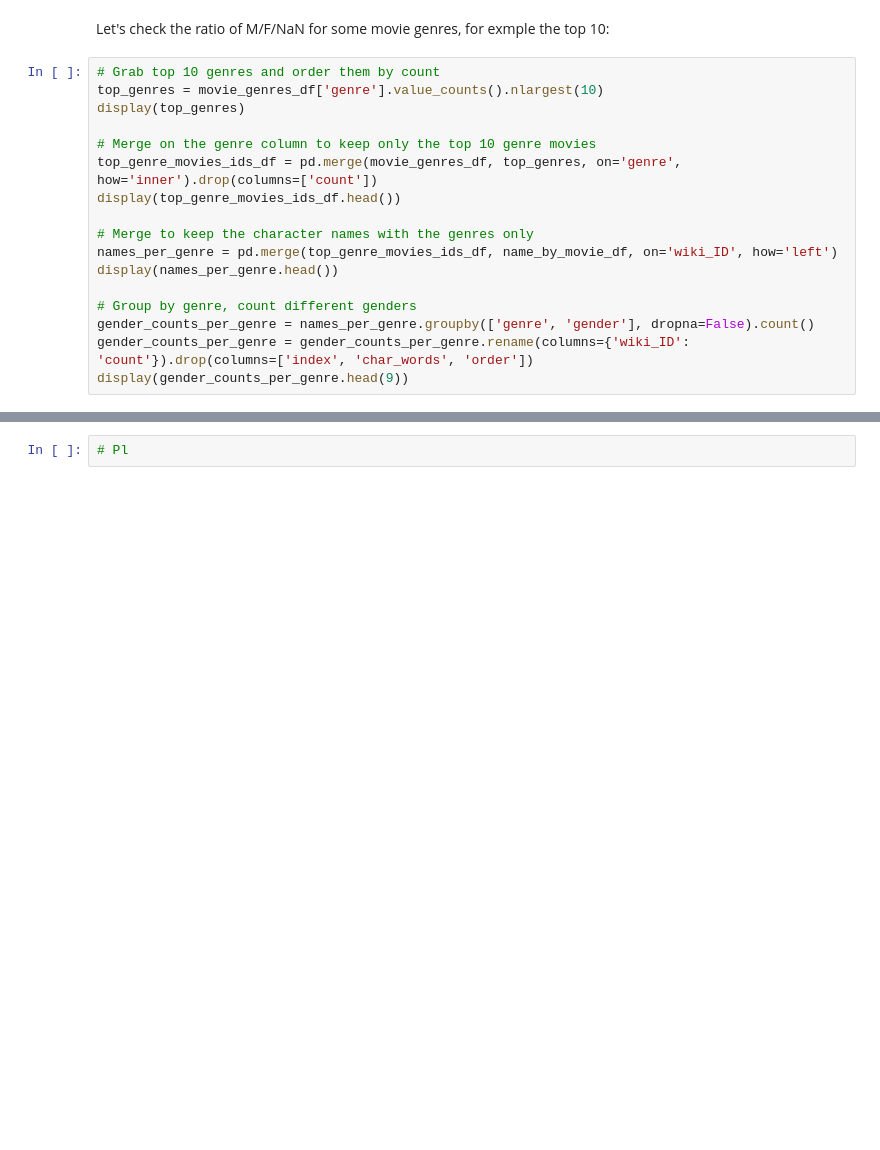
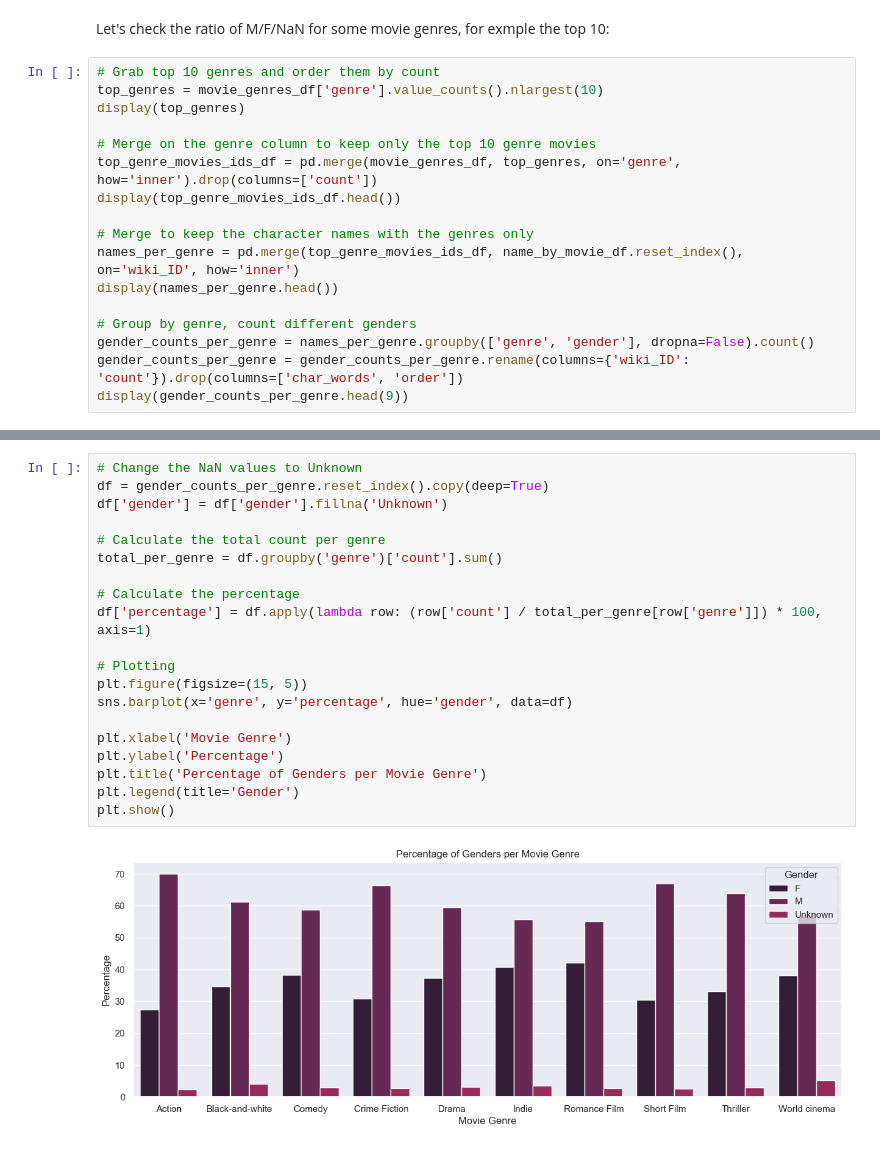
Before and after one commit to epfl-ada/ada-2023-project-abadakor, a Jupyter notebook: visualization.ipynb, the cells around one changed output, grey strips where cells are left out. Saved outputs shown, nothing was run; the diff lists cells and outputs as text; blank space fills up the shorter version.

```diff
--- a/visualization.ipynb
+++ b/visualization.ipynb
@@ -221,10 +283,10 @@ top_genre_movies_ids_df = pd.merge(movie_genres_df, top_genres, on='genre', how=
 display(top_genre_movies_ids_df.head())
 
 # Merge to keep the character names with the genres only
-names_per_genre = pd.merge(top_genre_movies_ids_df, name_by_movie_df, on='wiki_ID', how='left')
+names_per_genre = pd.merge(top_genre_movies_ids_df, name_by_movie_df.reset_index(), on='wiki_ID', how='inner')
 display(names_per_genre.head())
 
 # Group by genre, count different genders
 gender_counts_per_genre = names_per_genre.groupby(['genre', 'gender'], dropna=False).count()
-gender_counts_per_genre = gender_counts_per_genre.rename(columns={'wiki_ID': 'count'}).drop(columns=['index', 'char_words', 'order'])
+gender_counts_per_genre = gender_counts_per_genre.rename(columns={'wiki_ID': 'count'}).drop(columns=['char_words', 'order'])
 display(gender_counts_per_genre.head(9))
@@ -231,2 +329,22 @@ display(gender_counts_per_genre.head(9))
-# %%
-# Pl
+# %%
+# Change the NaN values to Unknown
+df = gender_counts_per_genre.reset_index().copy(deep=True)
+df['gender'] = df['gender'].fillna('Unknown')
+
+# Calculate the total count per genre
+total_per_genre = df.groupby('genre')['count'].sum()
+
+# Calculate the percentage
+df['percentage'] = df.apply(lambda row: (row['count'] / total_per_genre[row['genre']]) * 100, axis=1)
+
+# Plotting
+plt.figure(figsize=(15, 5))
+sns.barplot(x='genre', y='percentage', hue='gender', data=df)
+
+plt.xlabel('Movie Genre')
+plt.ylabel('Percentage')
+plt.title('Percentage of Genders per Movie Genre')
+plt.legend(title='Gender')
+plt.show()
+# %% [output]
+[figure, added]
```
Also changed, not shown: parts of 17 cells of this notebook.
